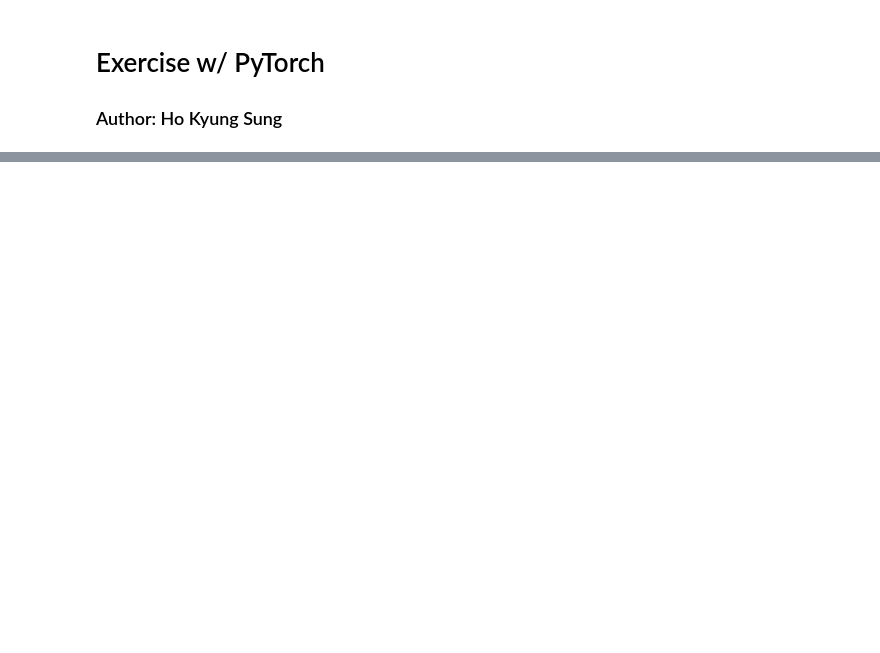
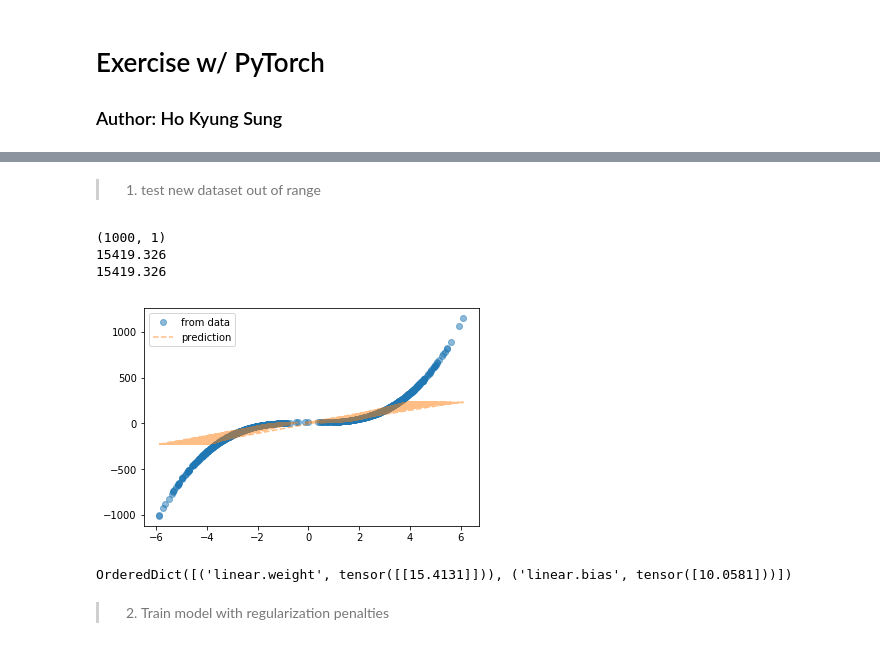
Before and after one commit to mhw32/curis-2019-projects, a Jupyter notebook: nn_exercise_hokyung.ipynb, the cells around one changed output, grey strips where cells are left out. Drawn from its saved outputs; the diff is of its cells as text; code cells hidden in the pictures; blank space fills up the shorter version.

```diff
--- a/nn_exercise_hokyung.ipynb
+++ b/nn_exercise_hokyung.ipynb
@@ -185,0 +200,29 @@ OrderedDict([('linear.weight', tensor([[15.0008]])), ('linear.bias', tensor([9.8
+# %% [markdown]
+>1. test new dataset out of range
+# %%
+# New dataset
+n_new_data = 500
+
+mu, sigma = 3, 1
+x_new1 = (sigma * np.random.randn(n_new_data) + mu).astype(np.float32)
+y_new1 = 5*(x_new1**3) + 10
+
+mu, sigma = -3, 1
+x_new2 = (sigma * np.random.randn(n_new_data) + mu).astype(np.float32)
+y_new2 = 5*(x_new2**3) + 10
+
+x_new = np.concatenate((x_new1, x_new2))
+y_new = np.concatenate((y_new1, y_new2))
+# %%
+# Evaluate original model for N(0,1) on unseen dataset
+x_eval = x_new
+y_eval = y_new
+print_result(x_eval, y_eval, model_tanH)
+# %% [output]
+(1000, 1)
+15419.326
+15419.326
+[figure, added]
+OrderedDict([('linear.weight', tensor([[15.4131]])), ('linear.bias', tensor([10.0581]))])
+# %% [markdown]
+>2. Train model with regularization penalties
```
Also changed, not shown: parts of 17 cells of this notebook.
